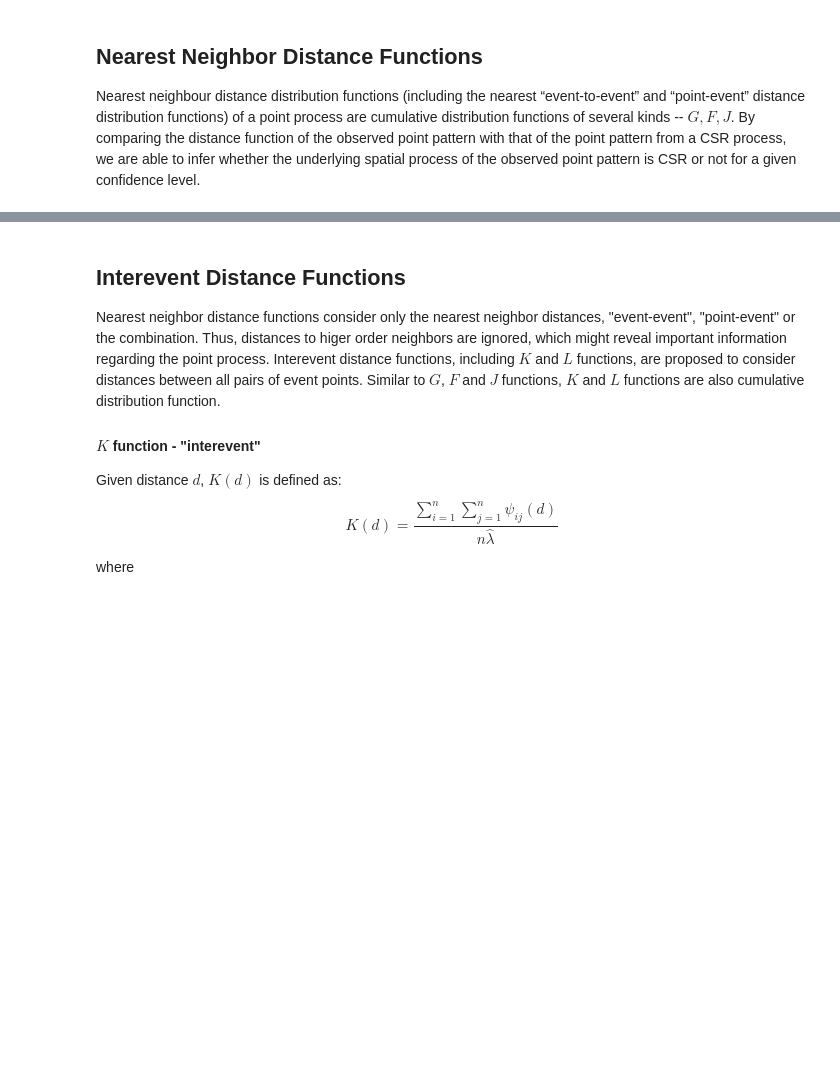
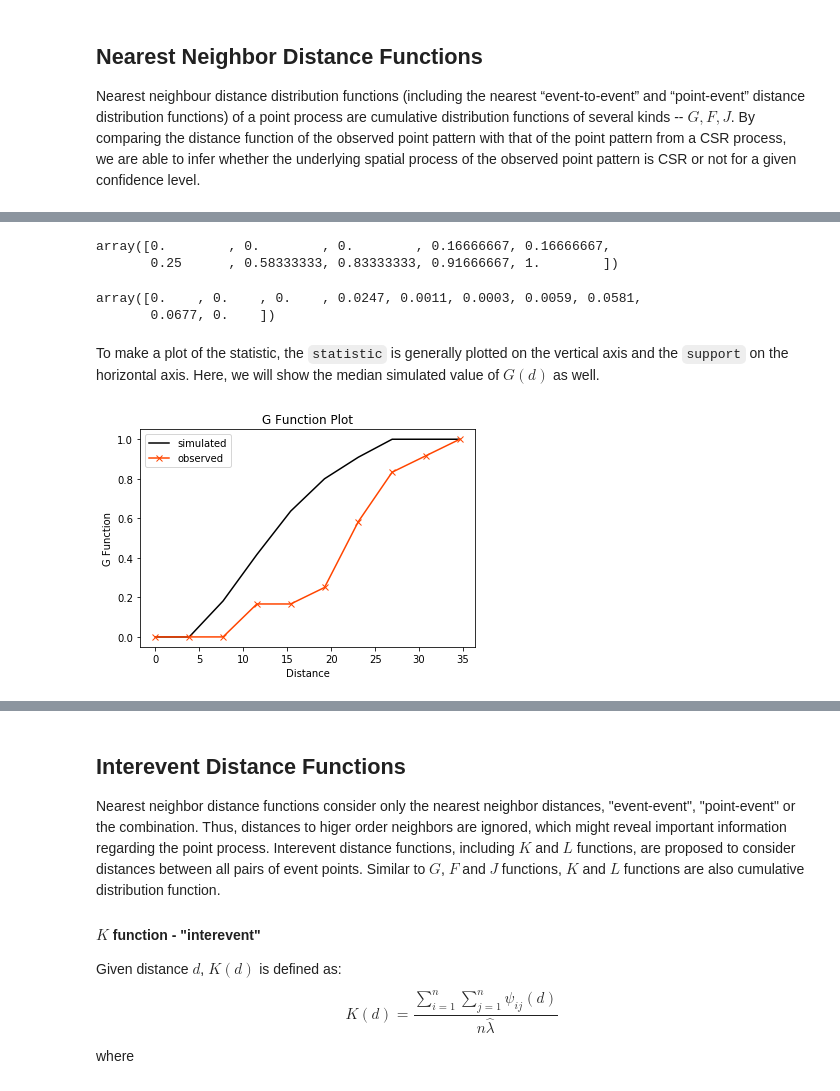
Before and after one commit to pysal/pointpats, a Jupyter notebook: notebooks/distance_statistics-numpy-oriented.ipynb, the cells around one changed output, grey strips where cells are left out. Drawn from its saved outputs; the diff is of its cells as text; code cells hidden in the pictures; blank space fills up the shorter version.

```diff
--- a/notebooks/distance_statistics-numpy-oriented.ipynb
+++ b/notebooks/distance_statistics-numpy-oriented.ipynb
@@ -117,0 +71,10 @@ From the above figure, we can observe that $J$ function is obviously above the $
+# %%
+g_test.statistic
+# %% [output]
+array([0.        , 0.        , 0.        , 0.16666667, 0.16666667,
+       0.25      , 0.58333333, 0.83333333, 0.91666667, 1.        ])
+# %%
+g_test.pvalue
+# %% [output]
+array([0.    , 0.    , 0.    , 0.0247, 0.0011, 0.0003, 0.0059, 0.0581,
+       0.0677, 0.    ])
@@ -117,0 +83,16 @@ From the above figure, we can observe that $J$ function is obviously above the $
+# %% [markdown]
+To make a plot of the statistic, the `statistic` is generally plotted on the vertical axis and the `support` on the horizontal axis. Here, we will show the median simulated value of $G(d)$ as well.
+# %%
+g_test = ripley.g_test(points, support=10, keep_simulations=True)
+# %%
+plt.plot(g_test.support, np.median(g_test.simulations, axis=0),
+         color='k', label='simulated')
+plt.plot(g_test.support, g_test.statistic,
+         marker='x', color='orangered', label='observed')
+plt.legend()
+plt.xlabel('Distance')
+plt.ylabel('G Function')
+plt.title('G Function Plot')
+plt.show()
+# %% [output]
+[figure, added]
```
Also changed, not shown: parts of 35 cells of this notebook.
